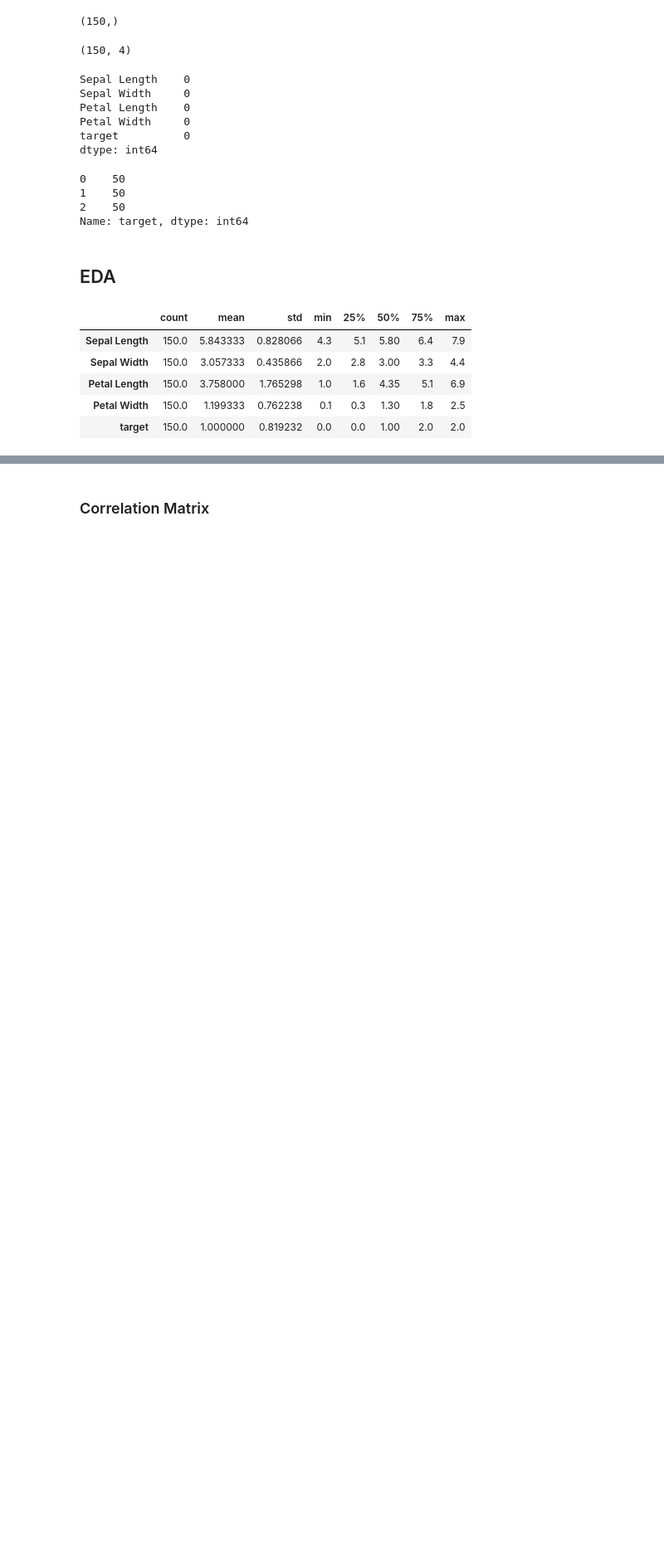
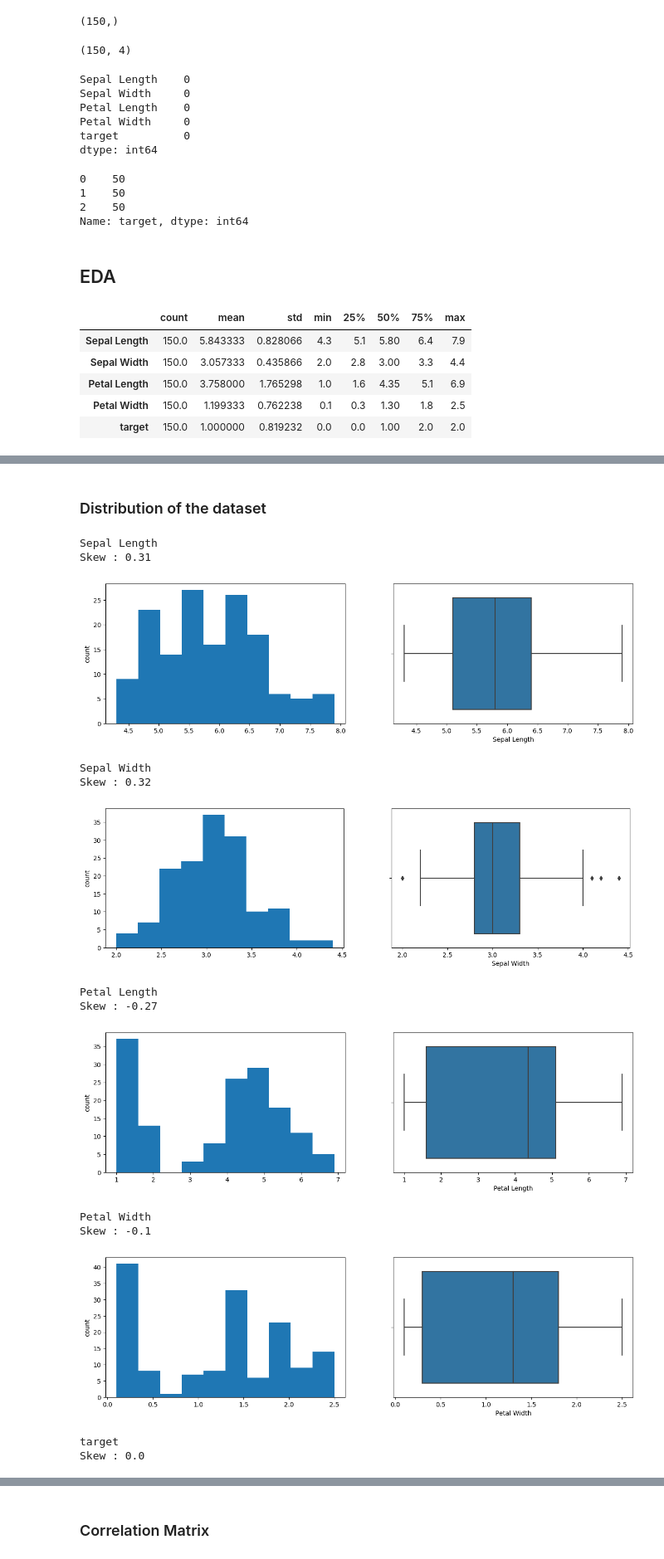
Before and after one commit to abdulhakkeempa/iris-classification, a Jupyter notebook: Iris_Classification.ipynb, the cells around one changed output, grey strips where cells are left out. Shown: that part at 83% size. Saved outputs shown, nothing was run; the diff lists cells and outputs as text; code cells hidden in the pictures; blank space fills up the shorter version.

Commit message:
Feature: visualized column wise plot and box plot

```diff
--- a/Iris_Classification.ipynb
+++ b/Iris_Classification.ipynb
@@ -59,0 +74,28 @@ df.describe().T #stastictical inference from the dataset.
+# %% [markdown]
+### Distribution of the dataset
+# %%
+for col in df.columns:
+    print(col)
+    print('Skew :', round(df[col].skew(), 2))
+    plt.figure(figsize = (15, 4))
+    plt.subplot(1, 2, 1)
+    df[col].hist(grid=False)
+    plt.ylabel('count')
+    plt.subplot(1, 2, 2)
+    sns.boxplot(x=df[col])
+    plt.show()
+# %% [output]
+Sepal Length
+Skew : 0.31
+[figure, added]
+Sepal Width
+Skew : 0.32
+[figure, added]
+Petal Length
+Skew : -0.27
+[figure, added]
+Petal Width
+Skew : -0.1
+[figure, added]
+target
+Skew : 0.0
```
Also changed, not shown: parts of 7 cells of this notebook.
